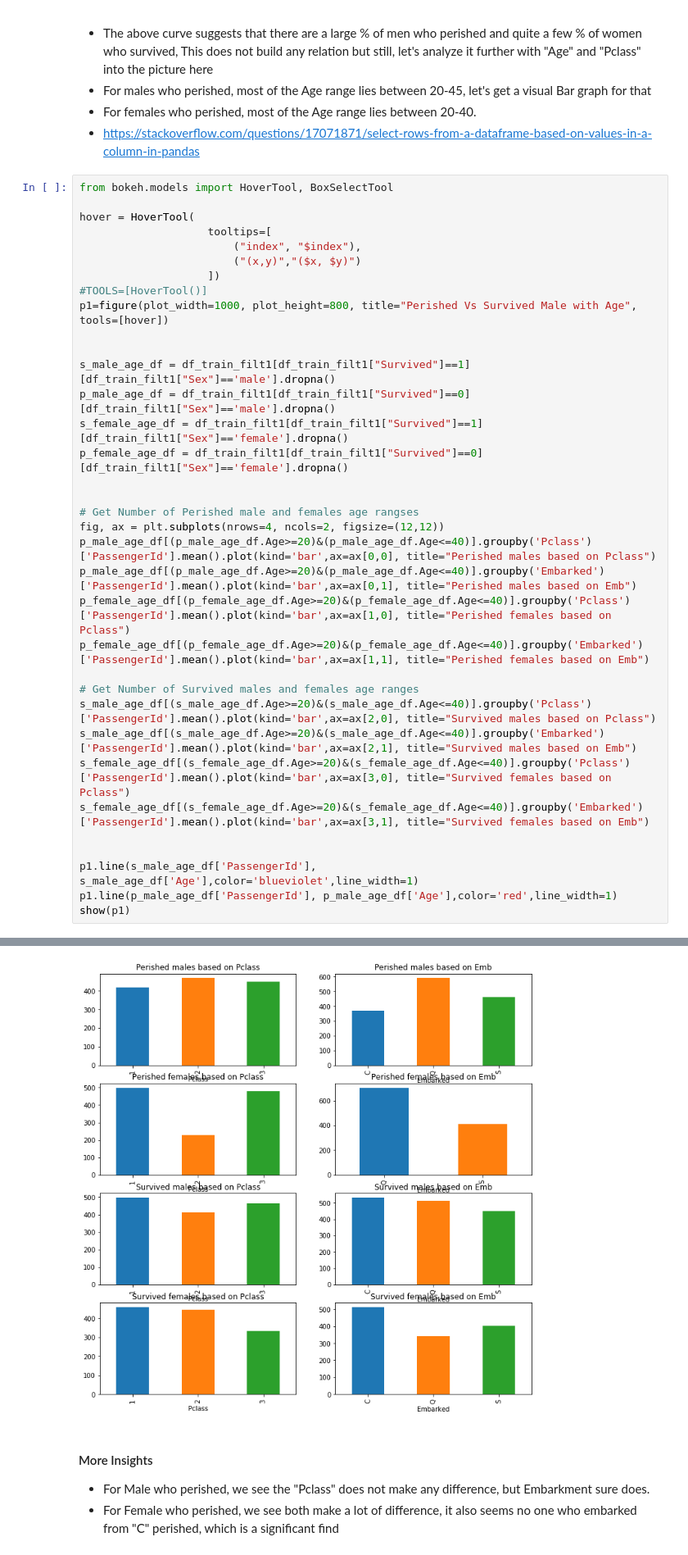
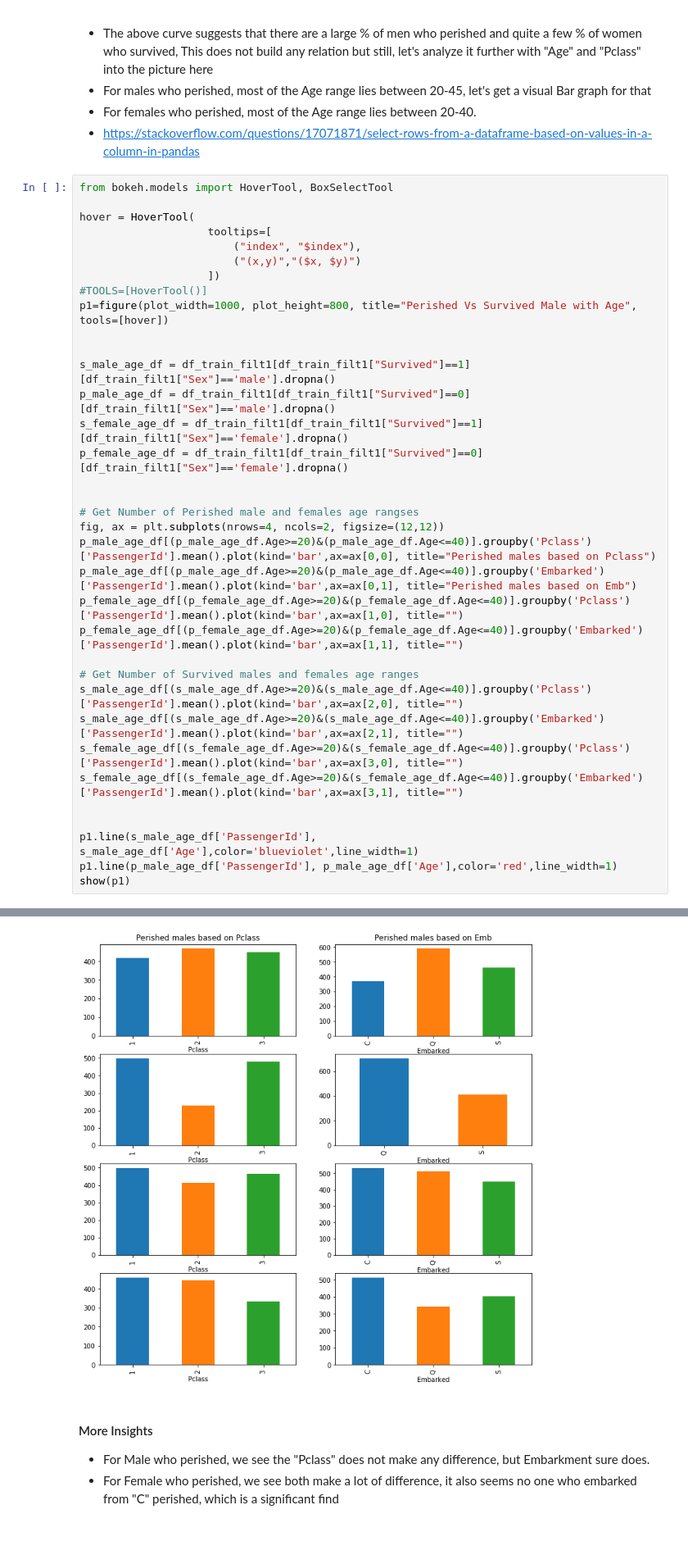
Before and after one commit to developer69K/StrangerThings, a Jupyter notebook: Kaggle_Titanic/Kaggle-titanic [Dataset].ipynb, the cells around one changed output, grey strips where cells are left out. Shown at 82% size. Cells and saved outputs as stored; diff of their text form.

```diff
--- a/Kaggle_Titanic/Kaggle-titanic [Dataset].ipynb
+++ b/Kaggle_Titanic/Kaggle-titanic [Dataset].ipynb
@@ -174,40 +174,40 @@ from bokeh.models import HoverTool, BoxSelectTool
 
 hover = HoverTool(
                     tooltips=[
                         ("index", "$index"),
                         ("(x,y)","($x, $y)")
                     ])
 #TOOLS=[HoverTool()]
 p1=figure(plot_width=1000, plot_height=800, title="Perished Vs Survived Male with Age", tools=[hover])
 
 
 s_male_age_df = df_train_filt1[df_train_filt1["Survived"]==1][df_train_filt1["Sex"]=='male'].dropna()
 p_male_age_df = df_train_filt1[df_train_filt1["Survived"]==0][df_train_filt1["Sex"]=='male'].dropna()
 s_female_age_df = df_train_filt1[df_train_filt1["Survived"]==1][df_train_filt1["Sex"]=='female'].dropna()
 p_female_age_df = df_train_filt1[df_train_filt1["Survived"]==0][df_train_filt1["Sex"]=='female'].dropna()
 
 
 # Get Number of Perished male and females age rangses
 fig, ax = plt.subplots(nrows=4, ncols=2, figsize=(12,12))
 p_male_age_df[(p_male_age_df.Age>=20)&(p_male_age_df.Age<=40)].groupby('Pclass')['PassengerId'].mean().plot(kind='bar',ax=ax[0,0], title="Perished males based on Pclass")
 p_male_age_df[(p_male_age_df.Age>=20)&(p_male_age_df.Age<=40)].groupby('Embarked')['PassengerId'].mean().plot(kind='bar',ax=ax[0,1], title="Perished males based on Emb")
-p_female_age_df[(p_female_age_df.Age>=20)&(p_female_age_df.Age<=40)].groupby('Pclass')['PassengerId'].mean().plot(kind='bar',ax=ax[1,0], title="Perished females based on Pclass")
-p_female_age_df[(p_female_age_df.Age>=20)&(p_female_age_df.Age<=40)].groupby('Embarked')['PassengerId'].mean().plot(kind='bar',ax=ax[1,1], title="Perished females based on Emb")
+p_female_age_df[(p_female_age_df.Age>=20)&(p_female_age_df.Age<=40)].groupby('Pclass')['PassengerId'].mean().plot(kind='bar',ax=ax[1,0], title="")
+p_female_age_df[(p_female_age_df.Age>=20)&(p_female_age_df.Age<=40)].groupby('Embarked')['PassengerId'].mean().plot(kind='bar',ax=ax[1,1], title="")
 
 # Get Number of Survived males and females age ranges
-s_male_age_df[(s_male_age_df.Age>=20)&(s_male_age_df.Age<=40)].groupby('Pclass')['PassengerId'].mean().plot(kind='bar',ax=ax[2,0], title="Survived males based on Pclass")
-s_male_age_df[(s_male_age_df.Age>=20)&(s_male_age_df.Age<=40)].groupby('Embarked')['PassengerId'].mean().plot(kind='bar',ax=ax[2,1], title="Survived males based on Emb")
-s_female_age_df[(s_female_age_df.Age>=20)&(s_female_age_df.Age<=40)].groupby('Pclass')['PassengerId'].mean().plot(kind='bar',ax=ax[3,0], title="Survived females based on Pclass")
-s_female_age_df[(s_female_age_df.Age>=20)&(s_female_age_df.Age<=40)].groupby('Embarked')['PassengerId'].mean().plot(kind='bar',ax=ax[3,1], title="Survived females based on Emb")
+s_male_age_df[(s_male_age_df.Age>=20)&(s_male_age_df.Age<=40)].groupby('Pclass')['PassengerId'].mean().plot(kind='bar',ax=ax[2,0], title="")
+s_male_age_df[(s_male_age_df.Age>=20)&(s_male_age_df.Age<=40)].groupby('Embarked')['PassengerId'].mean().plot(kind='bar',ax=ax[2,1], title="")
+s_female_age_df[(s_female_age_df.Age>=20)&(s_female_age_df.Age<=40)].groupby('Pclass')['PassengerId'].mean().plot(kind='bar',ax=ax[3,0], title="")
+s_female_age_df[(s_female_age_df.Age>=20)&(s_female_age_df.Age<=40)].groupby('Embarked')['PassengerId'].mean().plot(kind='bar',ax=ax[3,1], title="")
 
 
 p1.line(s_male_age_df['PassengerId'], s_male_age_df['Age'],color='blueviolet',line_width=1)
 p1.line(p_male_age_df['PassengerId'], p_male_age_df['Age'],color='red',line_width=1)
 show(p1)
 # %% [output]
 [interactive output not drawn]
 [interactive output not drawn]
-[figure, old version]
+[figure, new version]
 # %% [markdown]
 #### More Insights
 + For Male who perished, we see the "Pclass" does not make any difference, but Embarkment sure does.
```
Also changed, not shown: parts of 1 cell of this notebook.
